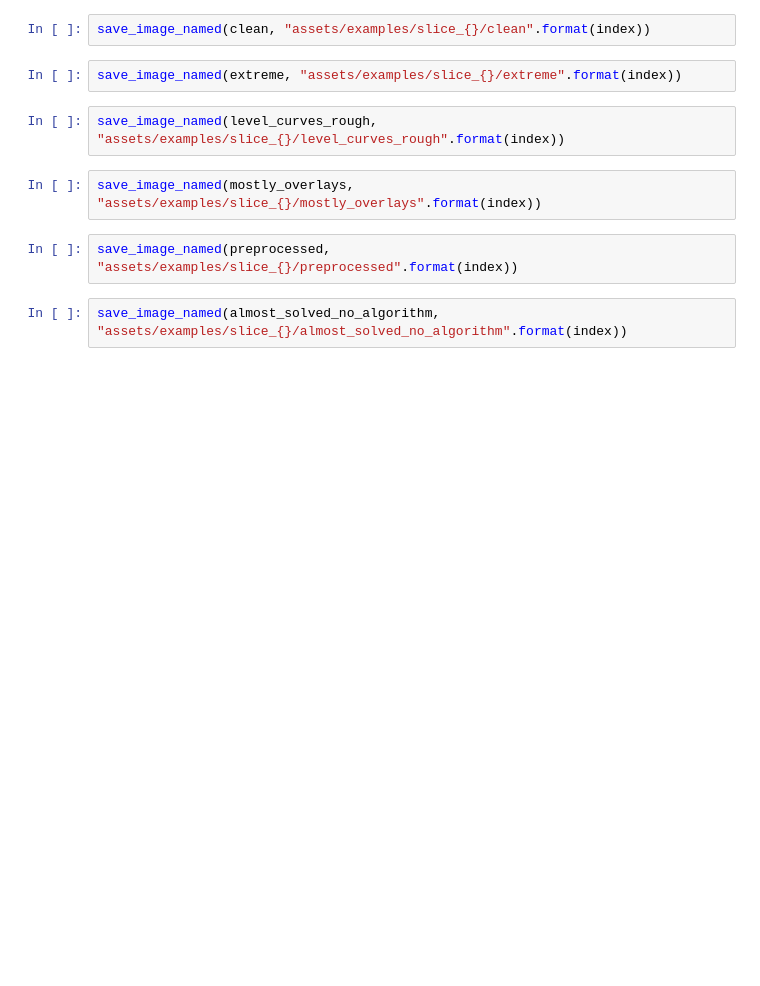
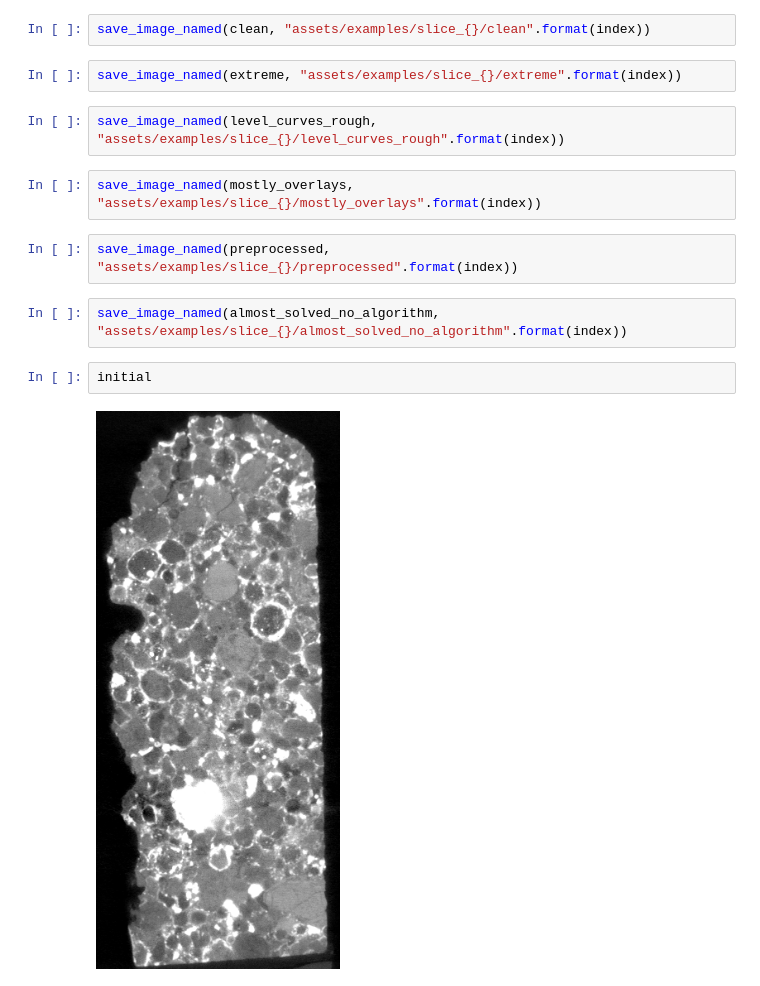
Before and after one commit to HackTheSolarSystem/Meteoright, a Jupyter notebook: notebooks/preprocessing.ipynb, the cells around one changed output. Saved outputs shown, nothing was run; the diff lists cells and outputs as text; blank space fills up the shorter version.

```diff
--- a/notebooks/preprocessing.ipynb
+++ b/notebooks/preprocessing.ipynb
@@ -149,3 +143,7 @@ save_image_named(mostly_overlays, "assets/examples/slice_{}/mostly_overlays".for
 save_image_named(preprocessed, "assets/examples/slice_{}/preprocessed".format(index))
 # %%
 save_image_named(almost_solved_no_algorithm, "assets/examples/slice_{}/almost_solved_no_algorithm".format(index))
+# %%
+initial
+# %% [output]
+[figure, added]
```
Also changed, not shown: parts of 15 cells of this notebook.
